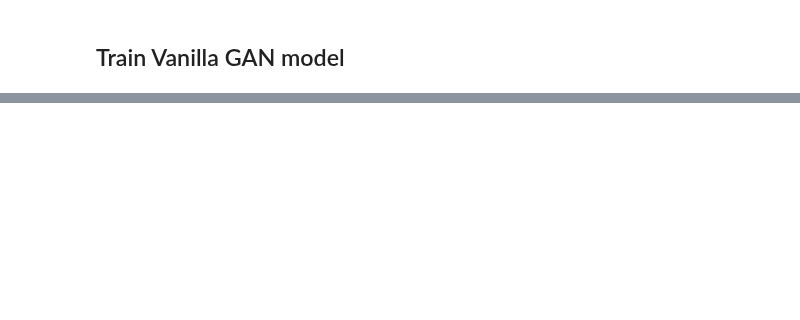
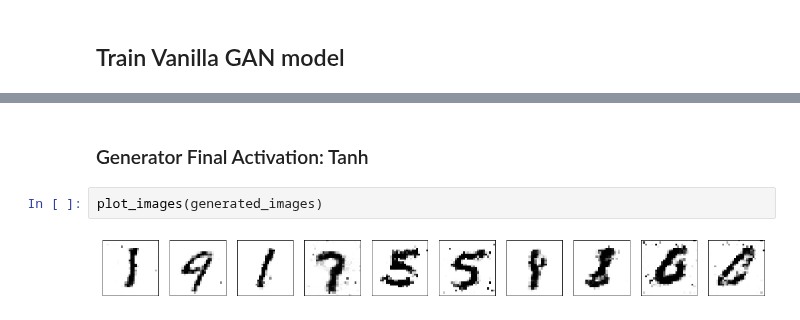
Before and after one commit to ryangillard/artificial_intelligence, a Jupyter notebook: machine_learning/gan/vanilla_gan/tf_vanilla_gan/tf_vanilla_gan_run_module_local.ipynb, the cells around one changed output, grey strips where cells are left out. Saved outputs shown, nothing was run; the diff lists cells and outputs as text; blank space fills up the shorter version.

```diff
--- a/machine_learning/gan/vanilla_gan/tf_vanilla_gan/tf_vanilla_gan_run_module_local.ipynb
+++ b/machine_learning/gan/vanilla_gan/tf_vanilla_gan/tf_vanilla_gan_run_module_local.ipynb
@@ -118,0 +213,6 @@ INFO:tensorflow:Loss for final step: 4.2001038.
+# %% [markdown]
+### Generator Final Activation: Tanh
+# %%
+plot_images(generated_images)
+# %% [output]
+[figure, added]
```
Also changed, not shown: parts of 13 cells of this notebook, 13 other files.
